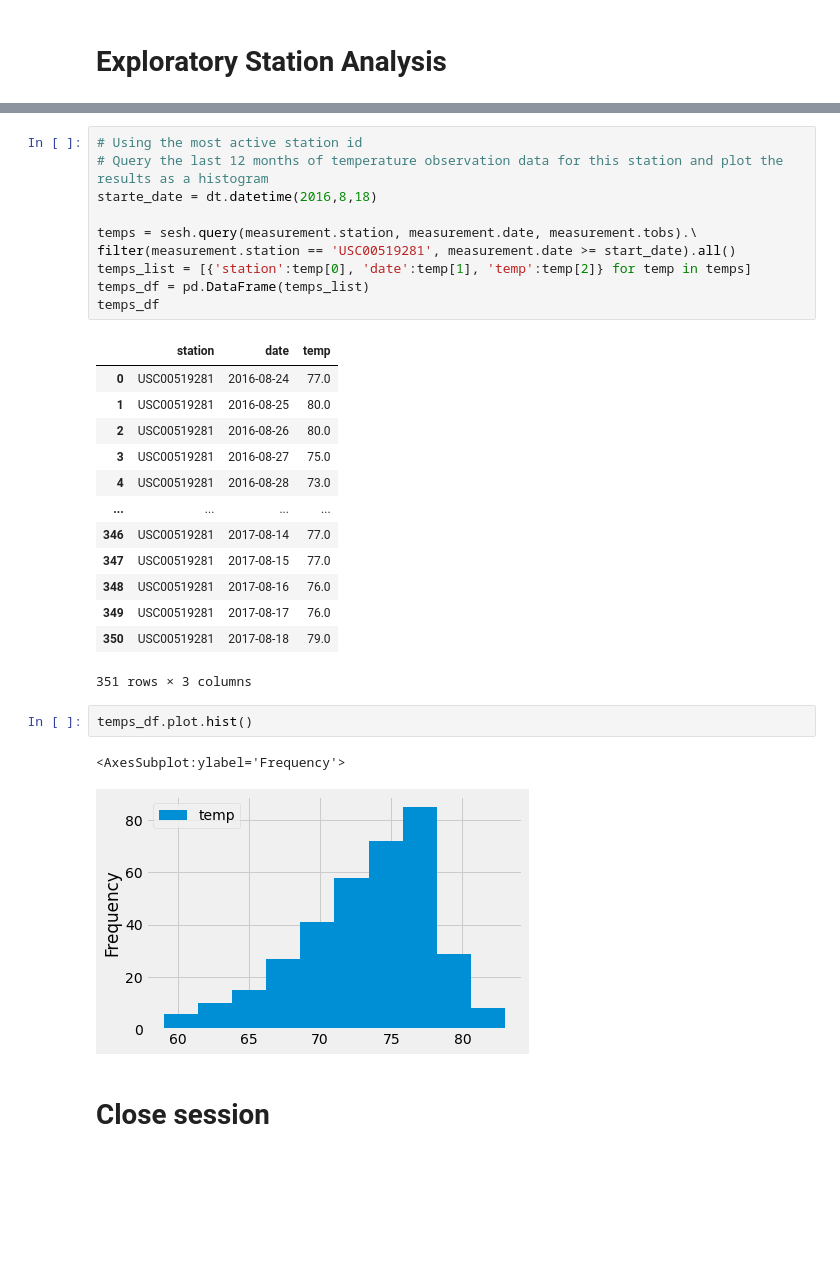
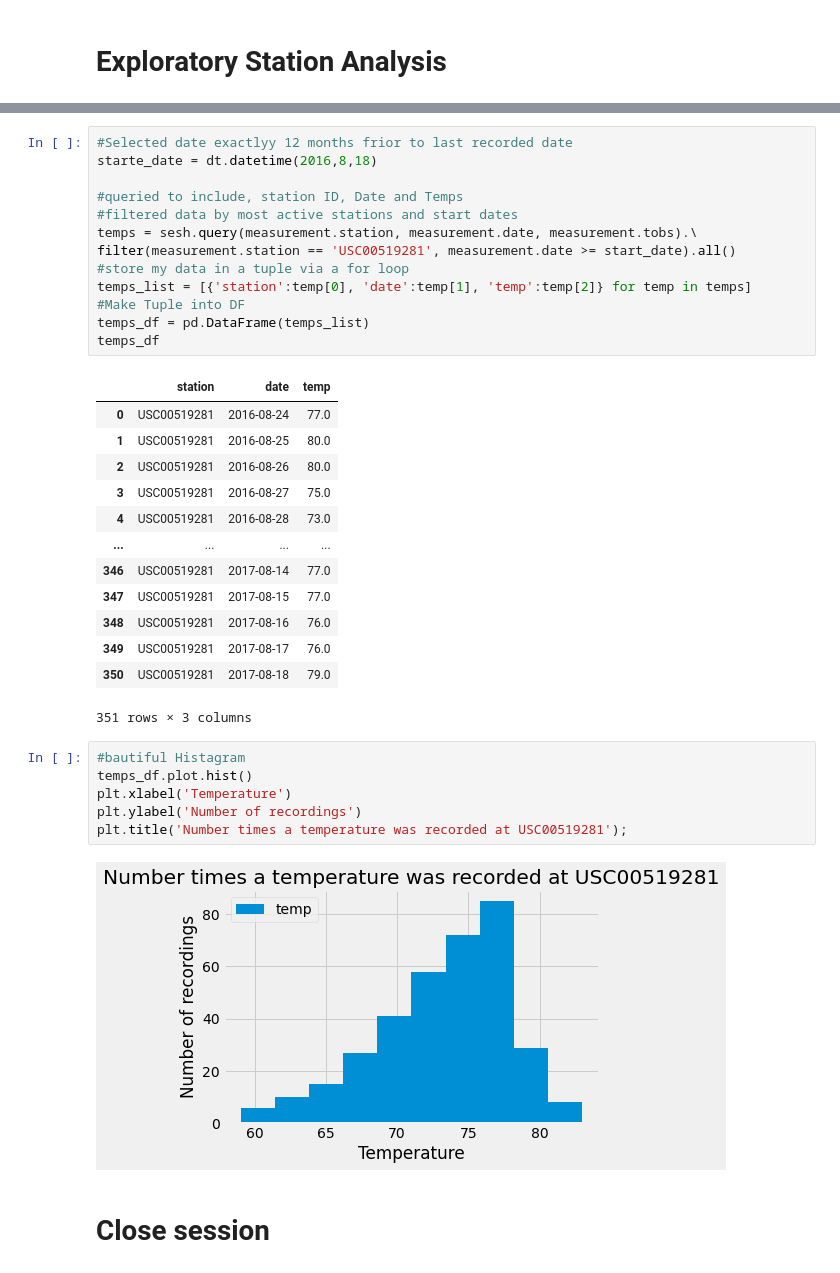
Before and after one commit to Jbullis29/sqlalchemy-challenge, a Jupyter notebook: climate_analysis.ipynb, the cells around one changed output, grey strips where cells are left out. Drawn from its saved outputs; the diff is of its cells as text; blank space fills up the shorter version.

```diff
--- a/climate_analysis.ipynb
+++ b/climate_analysis.ipynb
@@ -159,13 +181,16 @@ The lowest recorded temp is 54.0
 The highest recorded temp is 85.0
 The average of all recorded temps is 71.66
 # %%
-# Using the most active station id
-# Query the last 12 months of temperature observation data for this station and plot the results as a histogram
+#Selected date exactlyy 12 months frior to last recorded date
 starte_date = dt.datetime(2016,8,18)
 
+#queried to include, station ID, Date and Temps
+#filtered data by most active stations and start dates
 temps = sesh.query(measurement.station, measurement.date, measurement.tobs).\
 filter(measurement.station == 'USC00519281', measurement.date >= start_date).all()
+#store my data in a tuple via a for loop
 temps_list = [{'station':temp[0], 'date':temp[1], 'temp':temp[2]} for temp in temps]
+#Make Tuple into DF
 temps_df = pd.DataFrame(temps_list)
 temps_df
 # %% [output]
@@ -182,11 +207,14 @@ temps_df
 | 349 | USC00519281 | 2017-08-17 | 76.0 |
 | 350 | USC00519281 | 2017-08-18 | 79.0 |
 351 rows × 3 columns
-# %%
-temps_df.plot.hist()
-# %% [output]
-<AxesSubplot:ylabel='Frequency'>
-[figure, removed]
+# %%
+#bautiful Histagram
+temps_df.plot.hist()
+plt.xlabel('Temperature')
+plt.ylabel('Number of recordings')
+plt.title('Number times a temperature was recorded at USC00519281');
+# %% [output]
+[figure, added]
 # %% [markdown]
 # Close session
 # %%
```
Also changed, not shown: parts of 12 cells of this notebook.
